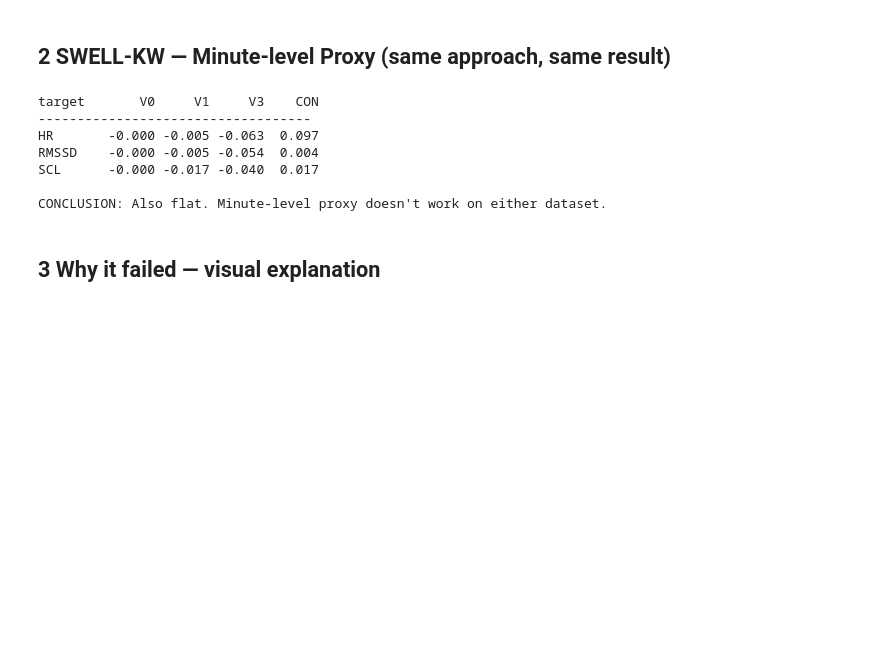
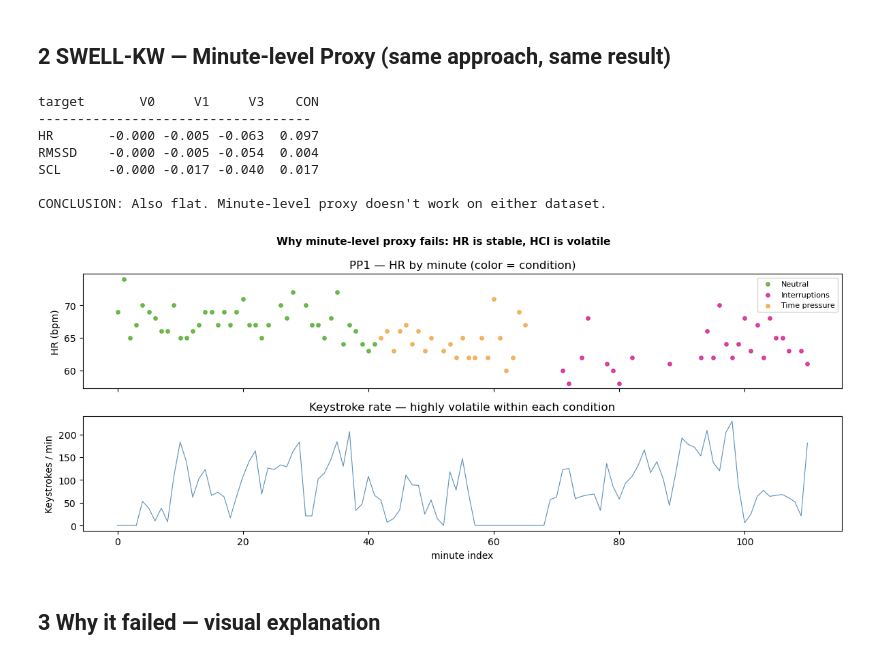
Before and after one commit to PPP-Attention-Adaptive-Manager/Biosignals_study, a Jupyter notebook: analyse_cogload.ipynb, the cells around one changed output. Cells and saved outputs as stored; diff of their text form; code cells hidden in the pictures; blank space fills up the shorter version.

```diff
--- a/analyse_cogload.ipynb
+++ b/analyse_cogload.ipynb
@@ -166,33 +164,64 @@ def loso_swell(data, subs_list):
             def sc(m, Xfit, Xpred, tr_=tr, te_=te, j_=j):
                 m.fit(np.nan_to_num(Xfit[tr_]),Ytr[tr_,j_])
                 return 1-((yt-m.predict(np.nan_to_num(Xpred[te_])))**2).sum()/sst
             r["v1"][fi,j]=sc(RidgeCV([0.1,1,10,100]),Xtr,Xte)
             r["v3"][fi,j]=sc(RandomForestRegressor(300,min_samples_leaf=5,
                               max_depth=10,n_jobs=-1,random_state=0),Xtr,Xte)
             c_ok_tr=np.isfinite(Ctr[:,0]); c_ok_te=np.isfinite(Cte[:,0])
             tr_c=tr&c_ok_tr; te_c=te&c_ok_te
             if tr_c.sum()>=10 and te_c.sum()>=3:
                 yt_c=Yte[te_c,j]; sst_c=((yt_c-yt_c.mean())**2).sum()+1e-12
                 m=RidgeCV([0.1,1,10]).fit(np.nan_to_num(Ctr[tr_c]),Ytr[tr_c,j])
                 r["con"][fi,j]=1-((yt_c-m.predict(np.nan_to_num(Cte[te_c])))**2).sum()/sst_c
     return r
 
 r_sw = loso_swell(data_sw, subs_sw)
 print(f"\n{'target':8s} {'V0':>6s} {'V1':>6s} {'V3':>6s} {'CON':>6s}")
 print("-"*35)
 for j,n in enumerate(SWELL_TGT):
     print(f"{n:8s} {np.nanmean(r_sw['v0'][:,j]):6.3f} "
           f"{np.nanmean(r_sw['v1'][:,j]):6.3f} {np.nanmean(r_sw['v3'][:,j]):6.3f} "
           f"{np.nanmean(r_sw['con'][:,j]):6.3f}")
 print("\nCONCLUSION: Also flat. Minute-level proxy doesn't work on either dataset.")
+
+# Visual explanation of WHY the proxy fails
+# Plot HR vs keystrokes over time for one participant
+pp = "PP1"
+sub = df[df["PP"] == pp].copy()
+sub = sub.sort_values("timestamp").reset_index(drop=True)
+sub["minute"] = range(len(sub))
+
+fig, axes = plt.subplots(2, 1, figsize=(12, 5), sharex=True)
+
+# Top: HR over time, colored by condition
+colors = {"N": "#4dac26", "I": "#d01c8b", "T": "#f1a340"}
+for cond in ["N", "I", "T"]:
+    mask = sub["Condition"] == cond
+    axes[0].scatter(sub.loc[mask, "minute"],
+                    sub.loc[mask, "HR"].replace(999, np.nan),
+                    c=colors[cond], label=COND_NAMES[cond], s=15, alpha=0.8)
+axes[0].set_ylabel("HR (bpm)"); axes[0].legend(fontsize=8)
+axes[0].set_title(f"{pp} — HR by minute (color = condition)")
+
+# Bottom: keystroke rate over time
+axes[1].plot(sub["minute"], sub["SnKeyStrokes"],
+             color="steelblue", lw=0.8, alpha=0.9)
+axes[1].set_ylabel("Keystrokes / min")
+axes[1].set_xlabel("minute index")
+axes[1].set_title("Keystroke rate — highly volatile within each condition")
+
+plt.suptitle("Why minute-level proxy fails: HR is stable, HCI is volatile",
+             fontsize=11, fontweight="bold")
+plt.tight_layout(); plt.show()
 # %% [output]
 target       V0     V1     V3    CON
 -----------------------------------
 HR       -0.000 -0.005 -0.063  0.097
 RMSSD    -0.000 -0.005 -0.054  0.004
 SCL      -0.000 -0.017 -0.040  0.017
 
 CONCLUSION: Also flat. Minute-level proxy doesn't work on either dataset.
+[figure, added]
 # %% [markdown]
 ## 3  Why it failed — visual explanation
 # %%
```
Also changed, not shown: parts of 7 cells of this notebook.
